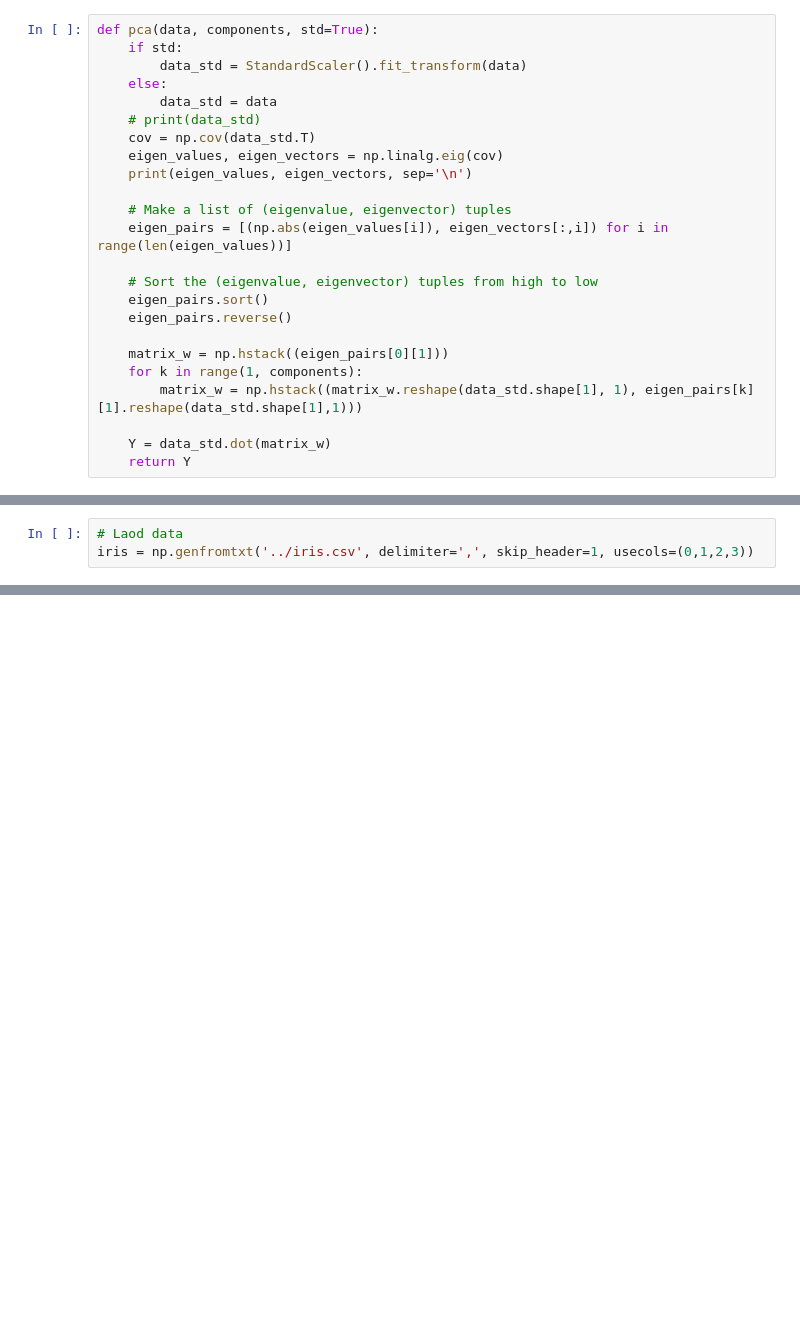
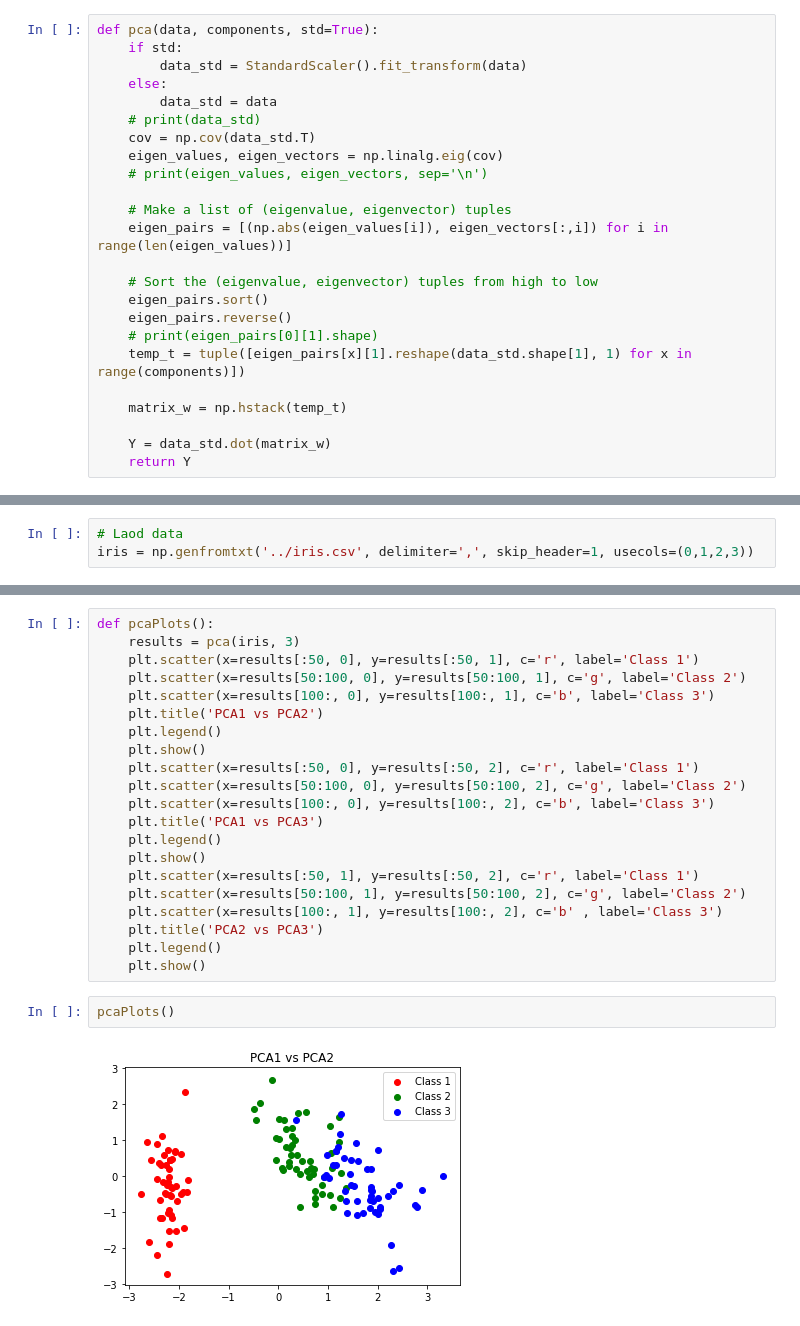
Before and after one commit to saisk8/Pattern-Recognition, a Jupyter notebook: Assignment-2/Assignment-2.ipynb, the cells around one changed output, grey strips where cells are left out. Cells and saved outputs as stored; diff of their text form; blank space fills up the shorter version.

```diff
--- a/Assignment-2/Assignment-2.ipynb
+++ b/Assignment-2/Assignment-2.ipynb
@@ -17,7 +17,7 @@ def pca(data, components, std=True):
     # print(data_std)
     cov = np.cov(data_std.T)
     eigen_values, eigen_vectors = np.linalg.eig(cov)
-    print(eigen_values, eigen_vectors, sep='\n')
+    # print(eigen_values, eigen_vectors, sep='\n')
 
     # Make a list of (eigenvalue, eigenvector) tuples
     eigen_pairs = [(np.abs(eigen_values[i]), eigen_vectors[:,i]) for i in range(len(eigen_values))]
@@ -25,10 +25,10 @@ def pca(data, components, std=True):
     # Sort the (eigenvalue, eigenvector) tuples from high to low
     eigen_pairs.sort()
     eigen_pairs.reverse()
+    # print(eigen_pairs[0][1].shape)
+    temp_t = tuple([eigen_pairs[x][1].reshape(data_std.shape[1], 1) for x in range(components)])
 
-    matrix_w = np.hstack((eigen_pairs[0][1]))
-    for k in range(1, components):
-        matrix_w = np.hstack((matrix_w.reshape(data_std.shape[1], 1), eigen_pairs[k][1].reshape(data_std.shape[1],1)))
+    matrix_w = np.hstack(temp_t)
 
     Y = data_std.dot(matrix_w)
     return Y
@@ -112,0 +89,25 @@ array([[ 1.49220928+0.j,  1.9047102 +0.j],
+# %%
+def pcaPlots():
+    results = pca(iris, 3)
+    plt.scatter(x=results[:50, 0], y=results[:50, 1], c='r', label='Class 1')
+    plt.scatter(x=results[50:100, 0], y=results[50:100, 1], c='g', label='Class 2')
+    plt.scatter(x=results[100:, 0], y=results[100:, 1], c='b', label='Class 3')
+    plt.title('PCA1 vs PCA2')
+    plt.legend()
+    plt.show()
+    plt.scatter(x=results[:50, 0], y=results[:50, 2], c='r', label='Class 1')
+    plt.scatter(x=results[50:100, 0], y=results[50:100, 2], c='g', label='Class 2')
+    plt.scatter(x=results[100:, 0], y=results[100:, 2], c='b', label='Class 3')
+    plt.title('PCA1 vs PCA3')
+    plt.legend()
+    plt.show()
+    plt.scatter(x=results[:50, 1], y=results[:50, 2], c='r', label='Class 1')
+    plt.scatter(x=results[50:100, 1], y=results[50:100, 2], c='g', label='Class 2')
+    plt.scatter(x=results[100:, 1], y=results[100:, 2], c='b' , label='Class 3')
+    plt.title('PCA2 vs PCA3')
+    plt.legend()
+    plt.show()
+# %%
+pcaPlots()
+# %% [output]
+[figure, added]
```
Also changed, not shown: parts of 6 cells of this notebook.
